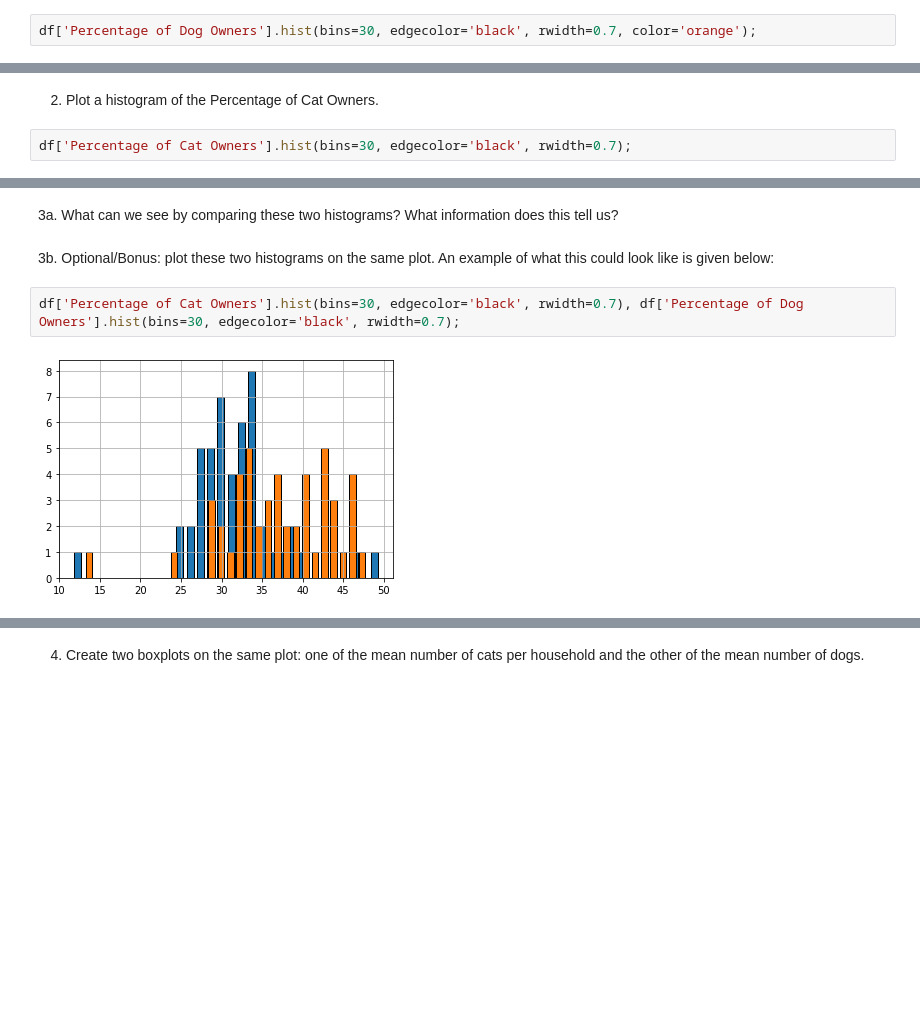
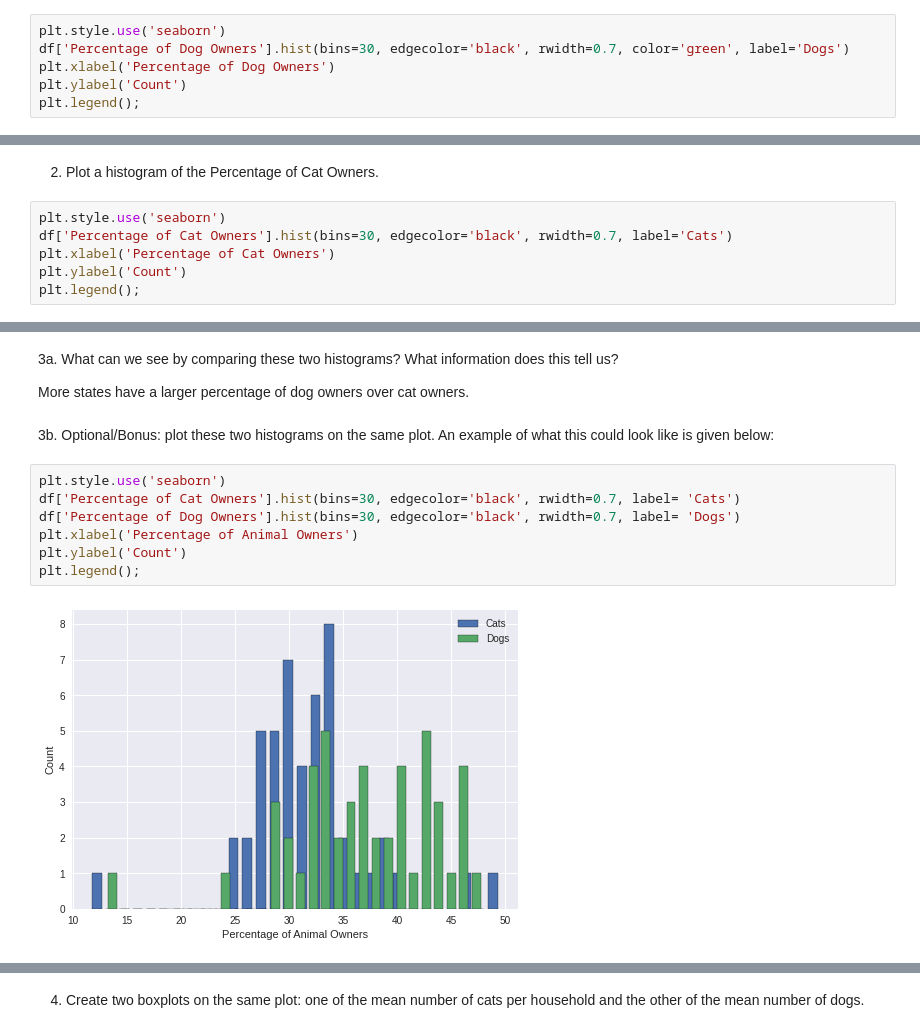
Before and after one commit to PaletteofDesign/histograms-boxplots-exercise, a Jupyter notebook: histograms_&_boxplots_exercise_.ipynb, the cells around one changed output, grey strips where cells are left out. Saved outputs shown, nothing was run; the diff lists cells and outputs as text; blank space fills up the shorter version.

```diff
--- a/histograms_&_boxplots_exercise_.ipynb
+++ b/histograms_&_boxplots_exercise_.ipynb
@@ -24,5 +24,9 @@ df.head()
 # %% [markdown]
 1. Plot a histogram of the Percentage of Dog Owners.
 # %%
-df['Percentage of Dog Owners'].hist(bins=30, edgecolor='black', rwidth=0.7, color='orange');
+plt.style.use('seaborn')
+df['Percentage of Dog Owners'].hist(bins=30, edgecolor='black', rwidth=0.7, color='green', label='Dogs')
+plt.xlabel('Percentage of Dog Owners')
+plt.ylabel('Count')
+plt.legend();
 # %% [output]
@@ -30,5 +34,9 @@ df['Percentage of Dog Owners'].hist(bins=30, edgecolor='black', rwidth=0.7, colo
 # %% [markdown]
 2. Plot a histogram of the Percentage of Cat Owners.
 # %%
-df['Percentage of Cat Owners'].hist(bins=30, edgecolor='black', rwidth=0.7);
+plt.style.use('seaborn')
+df['Percentage of Cat Owners'].hist(bins=30, edgecolor='black', rwidth=0.7, label='Cats')
+plt.xlabel('Percentage of Cat Owners')
+plt.ylabel('Count')
+plt.legend();
 # %% [output]
@@ -36,8 +44,15 @@ df['Percentage of Cat Owners'].hist(bins=30, edgecolor='black', rwidth=0.7);
 # %% [markdown]
 3a. What can we see by comparing these two histograms? What information does this tell us?
+
+More states have a larger percentage of dog owners over cat owners.
 # %% [markdown]
   3b. Optional/Bonus: plot these two histograms on the same plot. An example of what this could look like is given below:
 # %%
-df['Percentage of Cat Owners'].hist(bins=30, edgecolor='black', rwidth=0.7), df['Percentage of Dog Owners'].hist(bins=30, edgecolor='black', rwidth=0.7);
+plt.style.use('seaborn')
+df['Percentage of Cat Owners'].hist(bins=30, edgecolor='black', rwidth=0.7, label= 'Cats')
+df['Percentage of Dog Owners'].hist(bins=30, edgecolor='black', rwidth=0.7, label= 'Dogs')
+plt.xlabel('Percentage of Animal Owners')
+plt.ylabel('Count')
+plt.legend();
 # %% [output]
-[figure, old version]
+[figure, new version]
```
Also changed, not shown: parts of 6 cells of this notebook.
